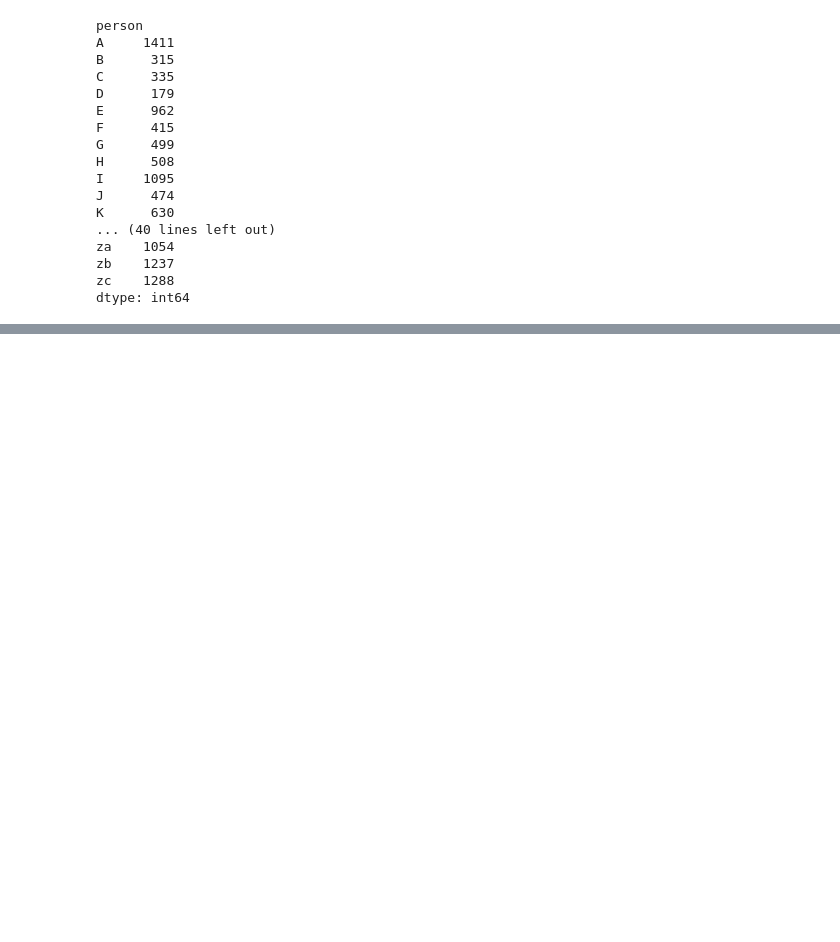
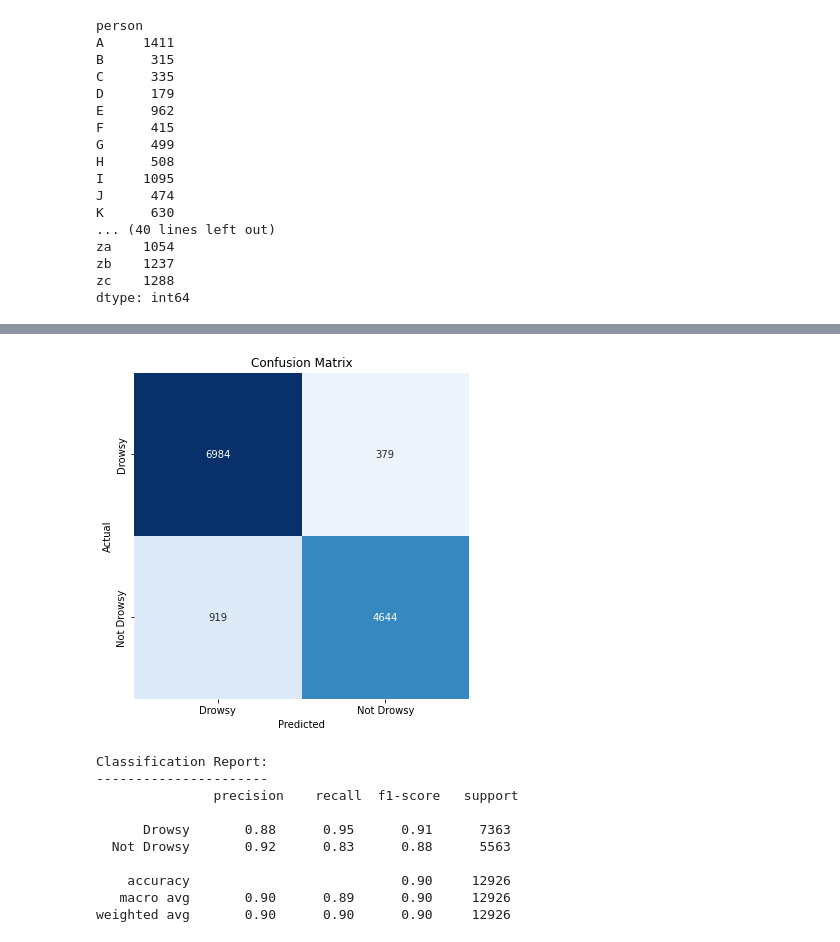
Before and after one commit to mattac22/TechLabs_DriverDrowsinessDetection, a Jupyter notebook: CNN_approach_DDD.ipynb, the cells around one changed output, grey strips where cells are left out. Cells and saved outputs as stored; diff of their text form; code cells hidden in the pictures; blank space fills up the shorter version.

```diff
--- a/CNN_approach_DDD.ipynb
+++ b/CNN_approach_DDD.ipynb
@@ -453,7 +214,0 @@ print(mean)"""
-# %%
-"""sum_sq = []
-sum_sq = np.zeros((3))
-for batch in loaderCalc:
-  for i in range(3) : #no of channels
-
-      sum_sq[i] += ((batch[0][:,i,:,:]-mean[i]).pow(2)).sum()"""
@@ -819,0 +323,15 @@ print(cm)
+# %%
+# Transformation for model training and testing with calculated mean and std
+transformation = transforms.Compose([
+    #transforms.RandomHorizontalFlip(),
+    #transforms.RandomRotation(10),
+    #transforms.ColorJitter(brightness=0.2, contrast=0.2, saturation=0.2),
+    transforms.ToTensor(),
+    transforms.Normalize(mean=mean_rgb.tolist(), std=std_rgb.tolist())
+])
+
+# Datasets and dataloaders for model training and testing
+trainDataset = DDDdataset(train[:,0], train[:,-1], transformation)
+testDataset = DDDdataset(test[:,0], test[:,-1], transformation)
+trainDataLoader = DataLoader(trainDataset, batch_size=64, shuffle=True, num_workers=8)
+testDataLoader = DataLoader(testDataset, batch_size=64, shuffle=True, num_workers=8)
@@ -819,0 +550,34 @@ print(cm)
+# %%
+from sklearn.metrics import confusion_matrix, classification_report
+import seaborn as sns
+
+
+# Calculate the confusion matrix
+cm = confusion_matrix(test_class, test_preds_list)
+
+# Generate a classification report
+clr = classification_report(test_class, test_preds_list, target_names=['Drowsy', 'Not Drowsy'])
+
+# Output the results
+plt.figure(figsize=(6, 6))
+sns.heatmap(cm, annot=True, fmt='g', vmin=0, cmap='Blues', cbar=False)
+plt.xticks(ticks=[0.5, 1.5], labels=['Drowsy', 'Not Drowsy'])
+plt.yticks(ticks=[0.5, 1.5], labels=['Drowsy', 'Not Drowsy'])
+plt.xlabel("Predicted")
+plt.ylabel("Actual")
+plt.title("Confusion Matrix")
+plt.show()
+
+print("Classification Report:\n----------------------\n", clr)
+# %% [output]
+[figure, added]
+Classification Report:
+----------------------
+               precision    recall  f1-score   support
+
+      Drowsy       0.88      0.95      0.91      7363
+  Not Drowsy       0.92      0.83      0.88      5563
+
+    accuracy                           0.90     12926
+   macro avg       0.90      0.89      0.90     12926
+weighted avg       0.90      0.90      0.90     12926
```
Also changed, not shown: parts of 55 cells of this notebook.
